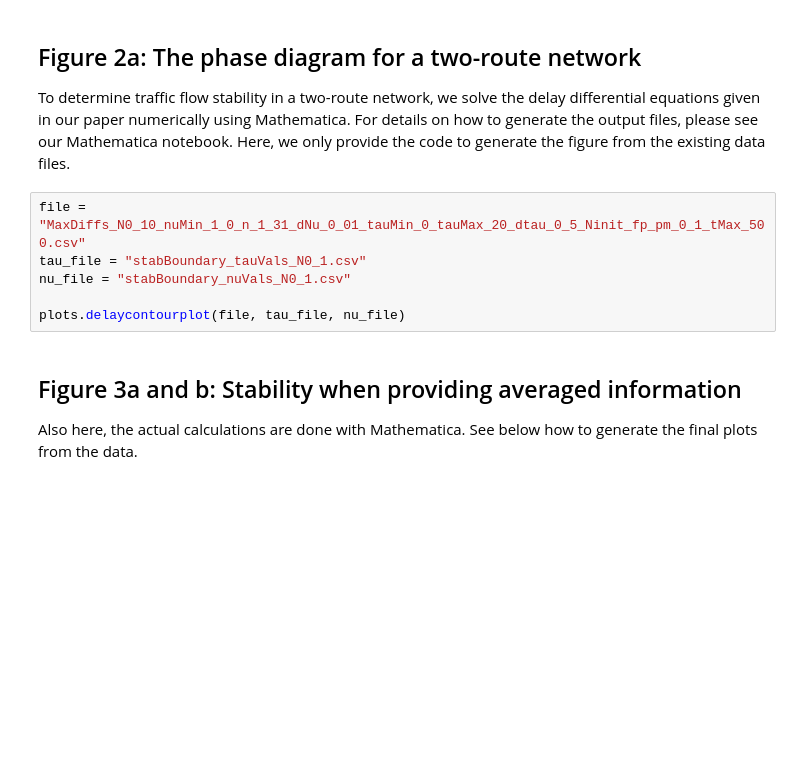
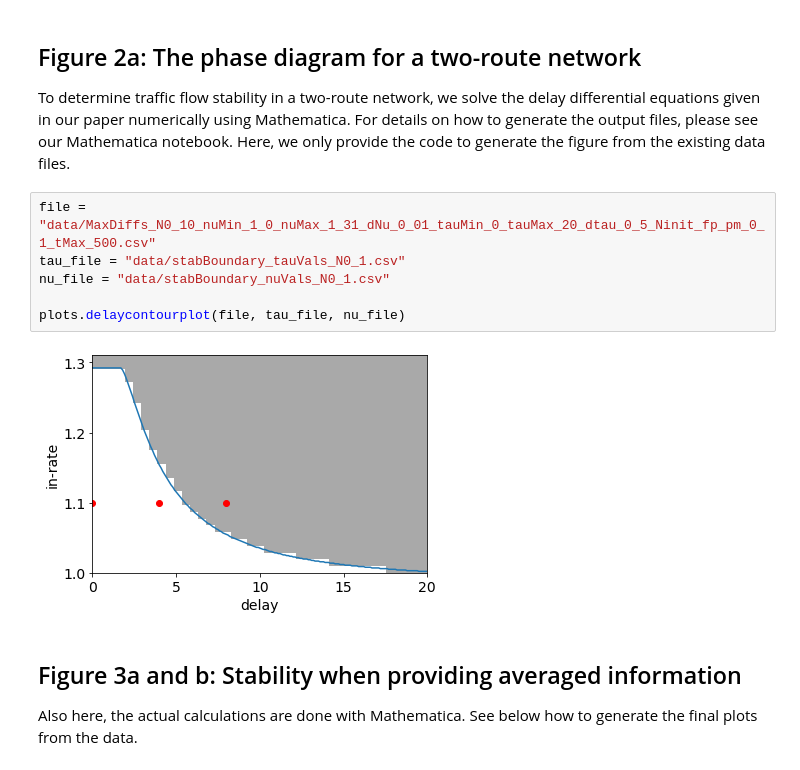
Before and after one commit to PhysicsOfMobility/delay_induced_congestion, a Jupyter notebook: GenerateResults.ipynb, the cells around one changed output. Saved outputs shown, nothing was run; the diff lists cells and outputs as text; blank space fills up the shorter version.

```diff
--- a/GenerateResults.ipynb
+++ b/GenerateResults.ipynb
@@ -46,11 +50,13 @@ plt.show()
 
  To determine traffic flow stability in a two-route network, we solve the delay differential equations given in our paper numerically using Mathematica. For details on how to generate the output files, please see our Mathematica notebook. Here, we only provide the code to generate the figure from the existing data files.
 # %%
-file = "MaxDiffs_N0_10_nuMin_1_0_n_1_31_dNu_0_01_tauMin_0_tauMax_20_dtau_0_5_Ninit_fp_pm_0_1_tMax_500.csv"
-tau_file = "stabBoundary_tauVals_N0_1.csv"
-nu_file = "stabBoundary_nuVals_N0_1.csv"
+file = "data/MaxDiffs_N0_10_nuMin_1_0_nuMax_1_31_dNu_0_01_tauMin_0_tauMax_20_dtau_0_5_Ninit_fp_pm_0_1_tMax_500.csv"
+tau_file = "data/stabBoundary_tauVals_N0_1.csv"
+nu_file = "data/stabBoundary_nuVals_N0_1.csv"
 
 plots.delaycontourplot(file, tau_file, nu_file)
+# %% [output]
+[figure, added]
 # %% [markdown]
  ## Figure 3a and b: Stability when providing averaged information
 
```
Also changed, not shown: parts of 30 cells of this notebook, 4 other files.
